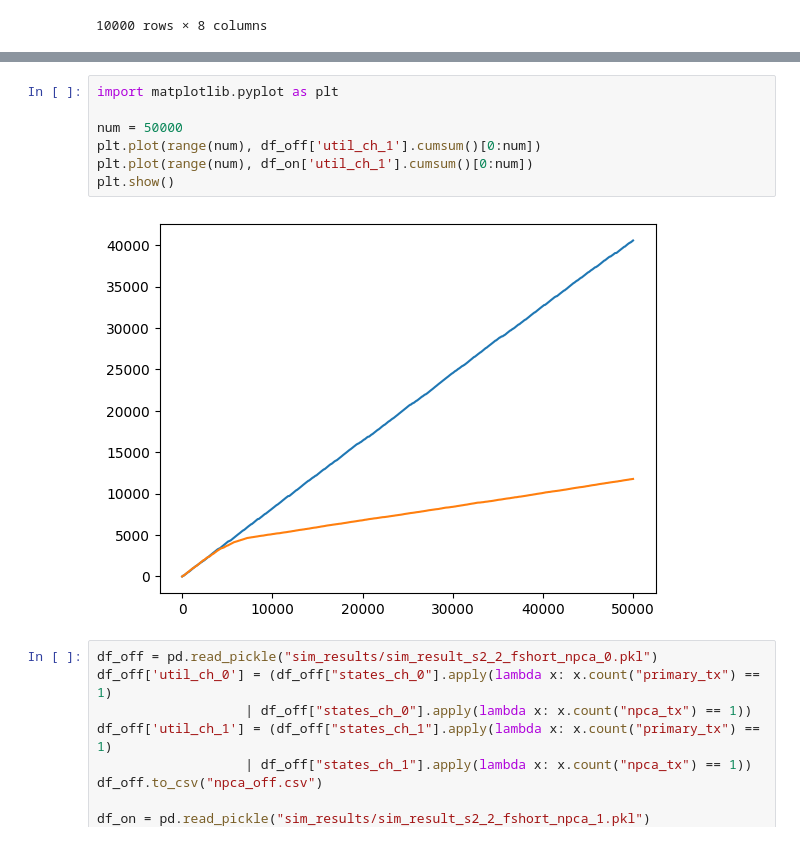
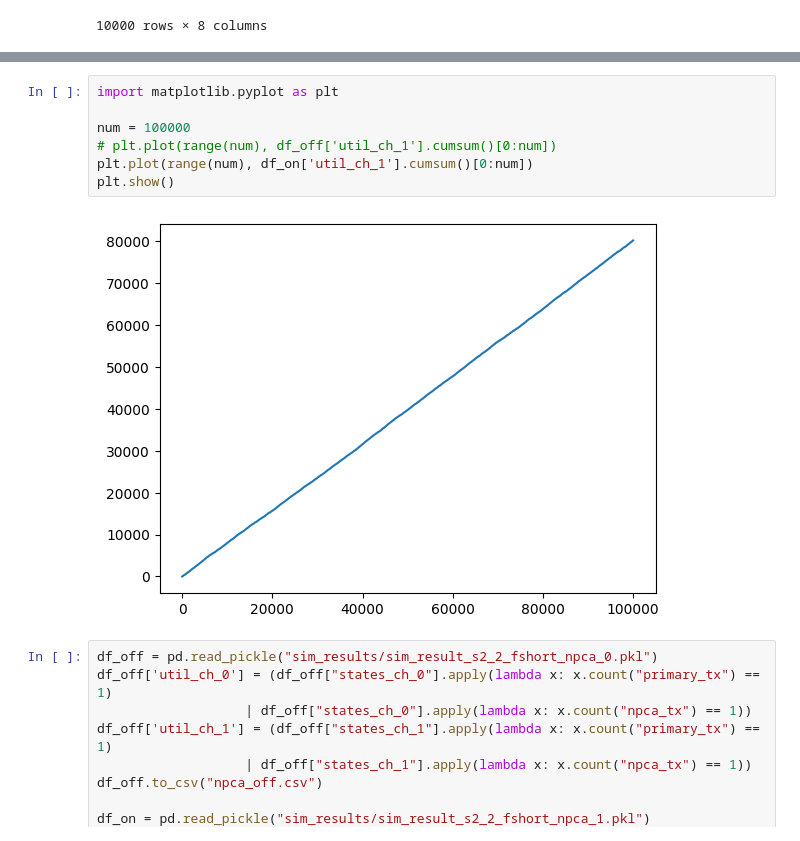
Before and after one commit to crazytb/NPCA, a Jupyter notebook: main_analyze_csvs.ipynb, the cells around one changed output, grey strips where cells are left out. Saved outputs shown, nothing was run; the diff lists cells and outputs as text.

```diff
--- a/main_analyze_csvs.ipynb
+++ b/main_analyze_csvs.ipynb
@@ -52,12 +52,12 @@ print(len(df_on.loc[(df_on.index < num) & (df_on["util_ch_1"] == True)]))
 # %%
 import matplotlib.pyplot as plt
 
-num = 50000
-plt.plot(range(num), df_off['util_ch_1'].cumsum()[0:num])
+num = 100000
+# plt.plot(range(num), df_off['util_ch_1'].cumsum()[0:num])
 plt.plot(range(num), df_on['util_ch_1'].cumsum()[0:num])
 plt.show()
 # %% [output]
-[figure, old version]
+[figure, new version]
 # %%
 df_off = pd.read_pickle("sim_results/sim_result_s2_2_fshort_npca_0.pkl")
 df_off['util_ch_0'] = (df_off["states_ch_0"].apply(lambda x: x.count("primary_tx") == 1)
```
Also changed, not shown: parts of 13 cells of this notebook, 17 other files.
